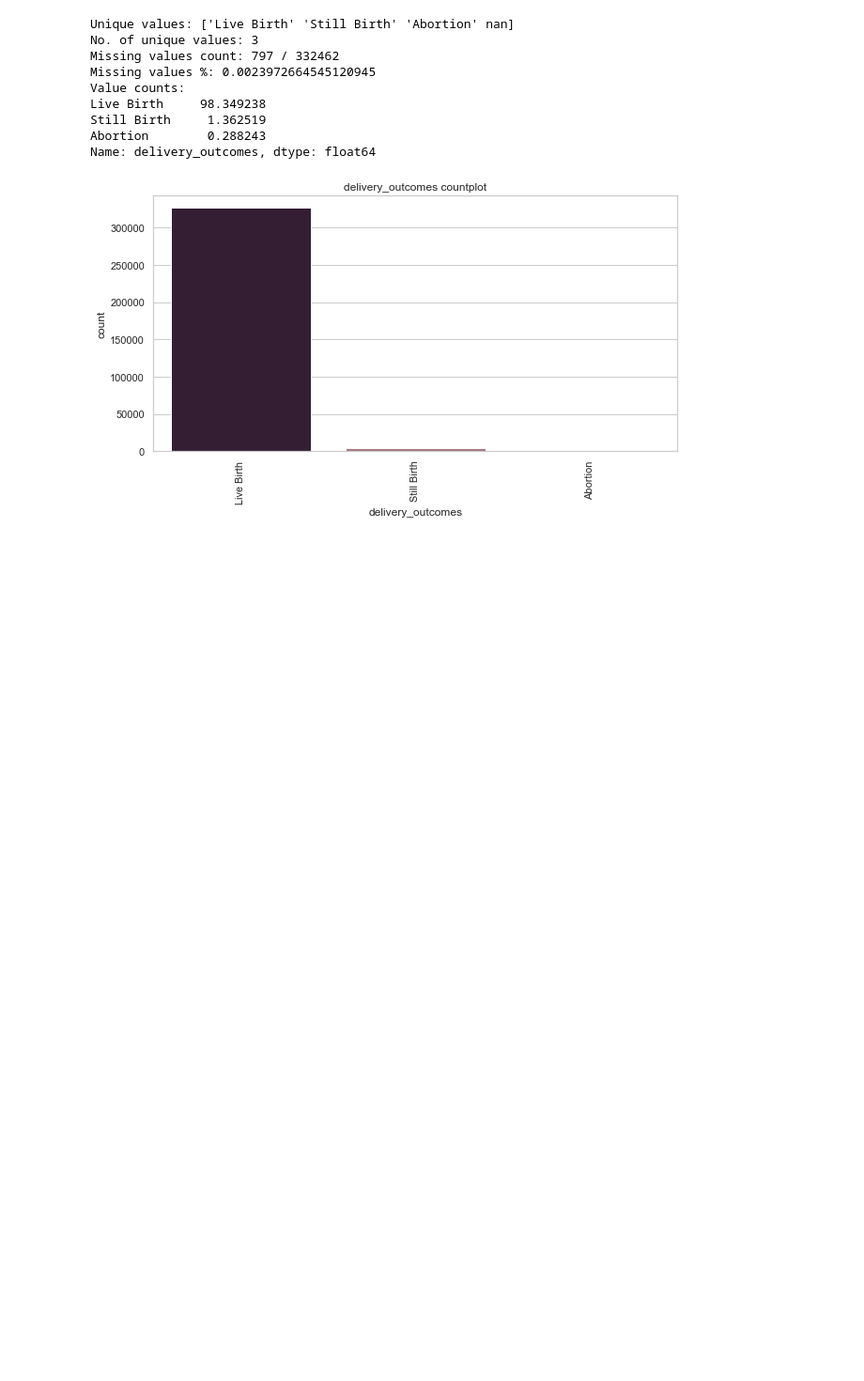
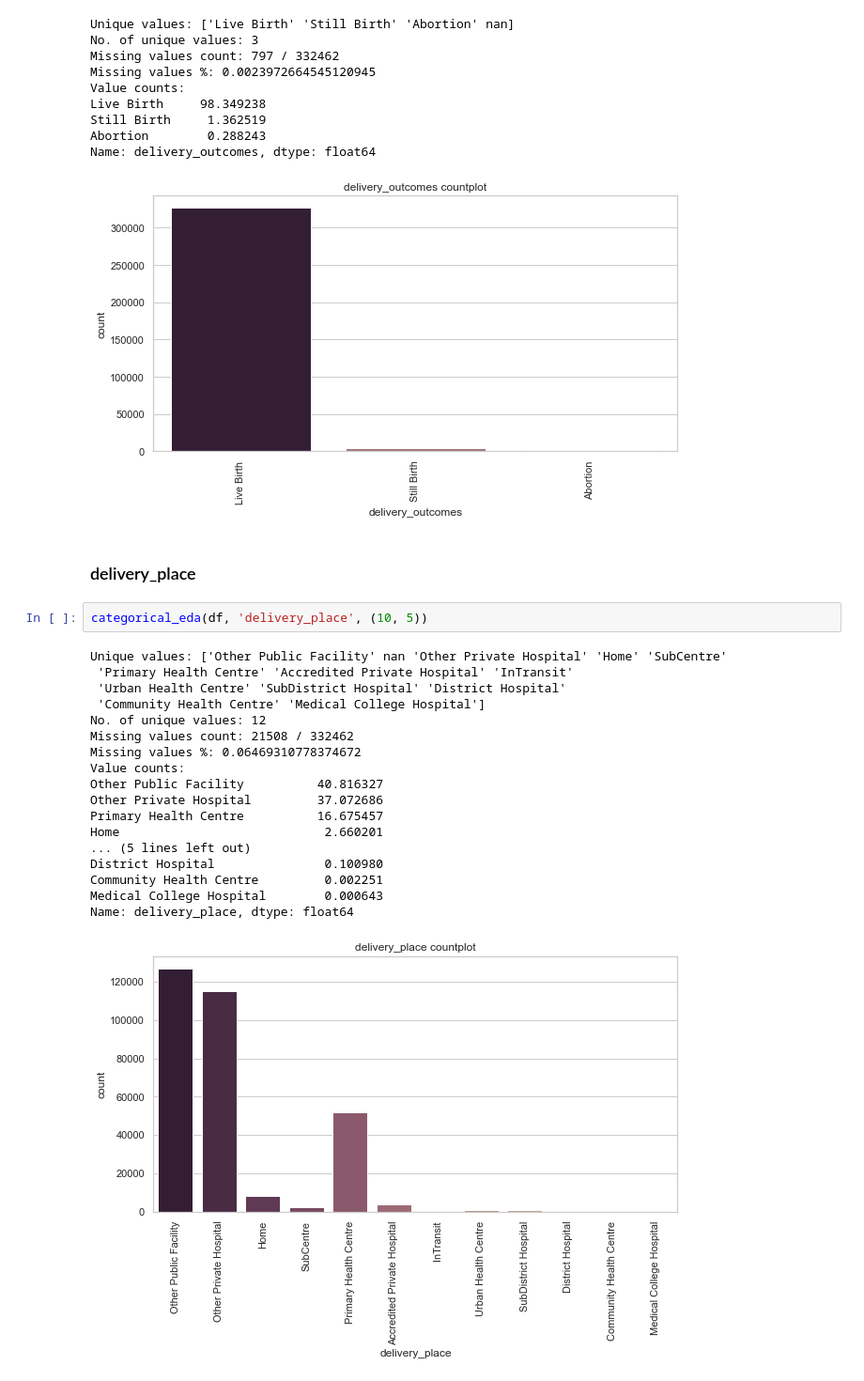
Before and after one commit to Gokul-S-Kumar/child_health_casestudy, a Jupyter notebook: notebooks/0.3-gokul-EDA_delivery.ipynb, the cells around one changed output. Shown at 94% size. Drawn from its saved outputs; the diff is of its cells as text; blank space fills up the shorter version.

Commit message:
Finished delivery datatable EDA

```diff
--- a/notebooks/0.3-gokul-EDA_delivery.ipynb
+++ b/notebooks/0.3-gokul-EDA_delivery.ipynb
@@ -426,3 +425,26 @@ Still Birth     1.362519
 Abortion        0.288243
 Name: delivery_outcomes, dtype: float64
 [figure]
+# %% [markdown]
+### delivery_place
+# %%
+categorical_eda(df, 'delivery_place', (10, 5))
+# %% [output]
+Unique values: ['Other Public Facility' nan 'Other Private Hospital' 'Home' 'SubCentre'
+ 'Primary Health Centre' 'Accredited Private Hospital' 'InTransit'
+ 'Urban Health Centre' 'SubDistrict Hospital' 'District Hospital'
+ 'Community Health Centre' 'Medical College Hospital']
+No. of unique values: 12
+Missing values count: 21508 / 332462
+Missing values %: 0.06469310778374672
+Value counts:
+Other Public Facility          40.816327
+Other Private Hospital         37.072686
+Primary Health Centre          16.675457
+Home                            2.660201
+... (5 lines left out)
+District Hospital               0.100980
+Community Health Centre         0.002251
+Medical College Hospital        0.000643
+Name: delivery_place, dtype: float64
+[figure, added]
```
Also changed, not shown: parts of 32 cells of this notebook, 14 other files.
